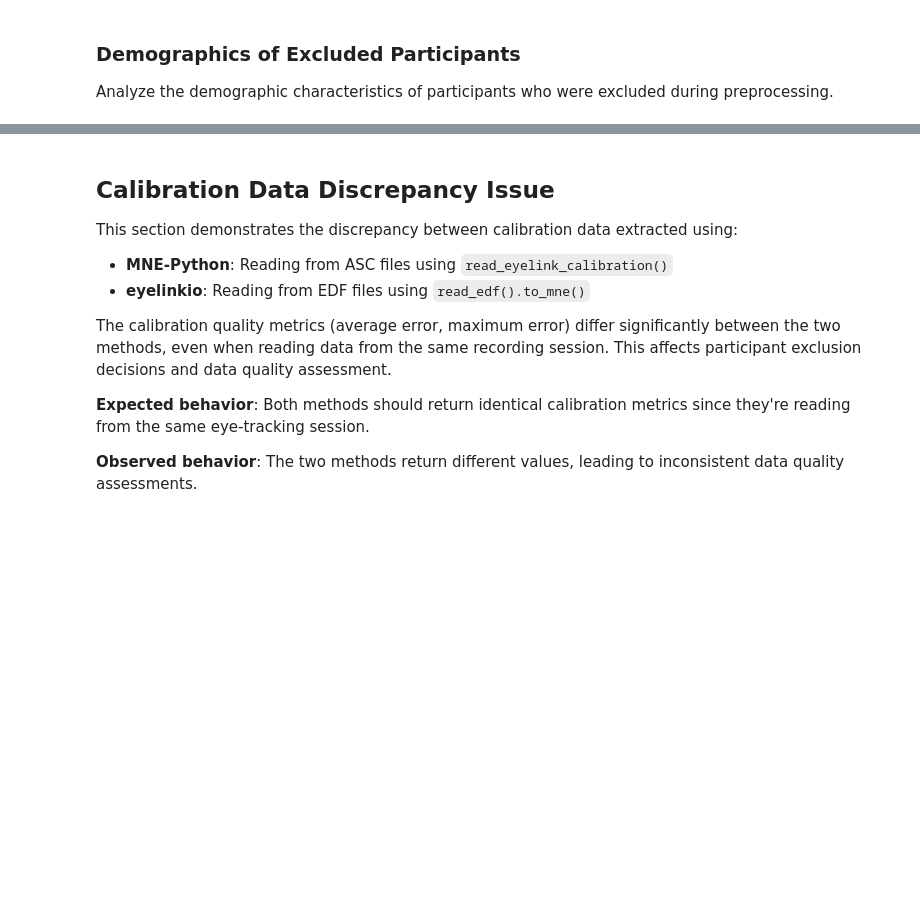
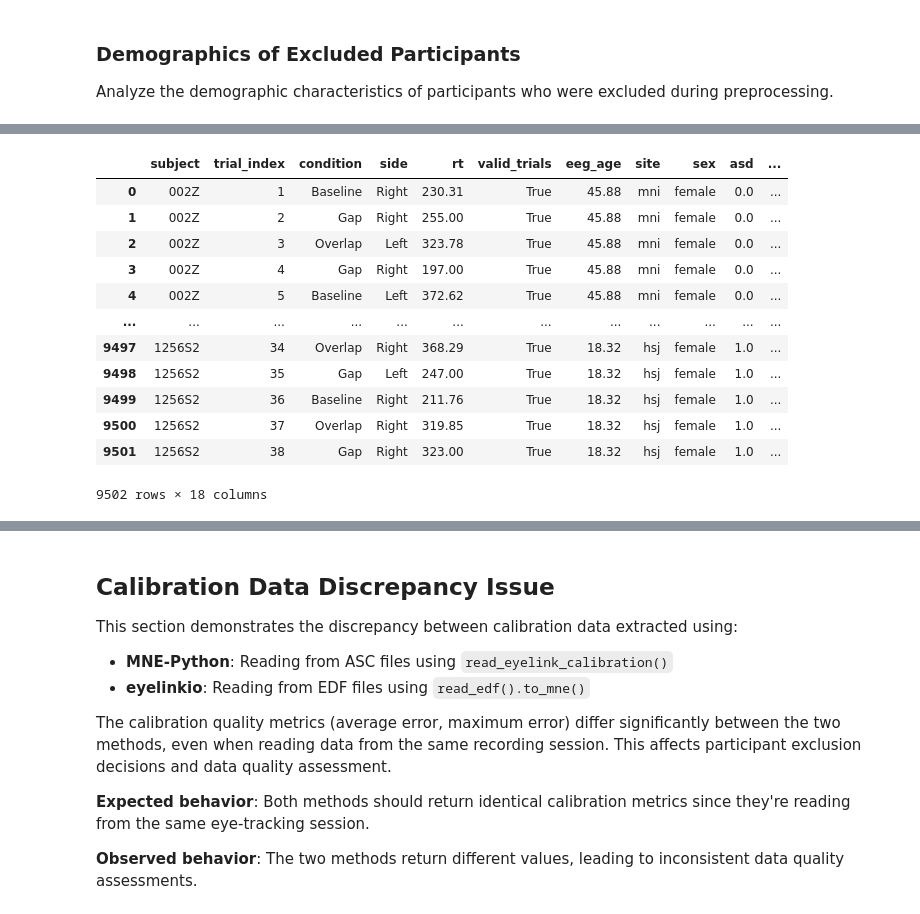
Before and after one commit to gabrielblancogomez/q1k_neurosubs, a Jupyter notebook: code/et/2_gap_et_preprocessing.ipynb, the cells around one changed output, grey strips where cells are left out. Cells and saved outputs as stored; diff of their text form; code cells hidden in the pictures; blank space fills up the shorter version.

```diff
--- a/code/et/2_gap_et_preprocessing.ipynb
+++ b/code/et/2_gap_et_preprocessing.ipynb
@@ -809,2 +835,18 @@ doc.add_heading('Demographics Table', level=3)
 
 doc = df_to_table(doc, summary_table)
+# %%
+go_df
+# %% [output]
+|  | subject | trial_index | condition | side | rt | valid_trials | eeg_age | site | sex | asd | ... |
+| 0 | 002Z | 1 | Baseline | Right | 230.31 | True | 45.88 | mni | female | 0.0 | ... |
+| 1 | 002Z | 2 | Gap | Right | 255.00 | True | 45.88 | mni | female | 0.0 | ... |
+| 2 | 002Z | 3 | Overlap | Left | 323.78 | True | 45.88 | mni | female | 0.0 | ... |
+| 3 | 002Z | 4 | Gap | Right | 197.00 | True | 45.88 | mni | female | 0.0 | ... |
+| 4 | 002Z | 5 | Baseline | Left | 372.62 | True | 45.88 | mni | female | 0.0 | ... |
+| ... | ... | ... | ... | ... | ... | ... | ... | ... | ... | ... | ... |
+| 9497 | 1256S2 | 34 | Overlap | Right | 368.29 | True | 18.32 | hsj | female | 1.0 | ... |
+| 9498 | 1256S2 | 35 | Gap | Left | 247.00 | True | 18.32 | hsj | female | 1.0 | ... |
+| 9499 | 1256S2 | 36 | Baseline | Right | 211.76 | True | 18.32 | hsj | female | 1.0 | ... |
+| 9500 | 1256S2 | 37 | Overlap | Right | 319.85 | True | 18.32 | hsj | female | 1.0 | ... |
+| 9501 | 1256S2 | 38 | Gap | Right | 323.00 | True | 18.32 | hsj | female | 1.0 | ... |
+9502 rows × 18 columns
```
Also changed, not shown: parts of 42 cells of this notebook.
